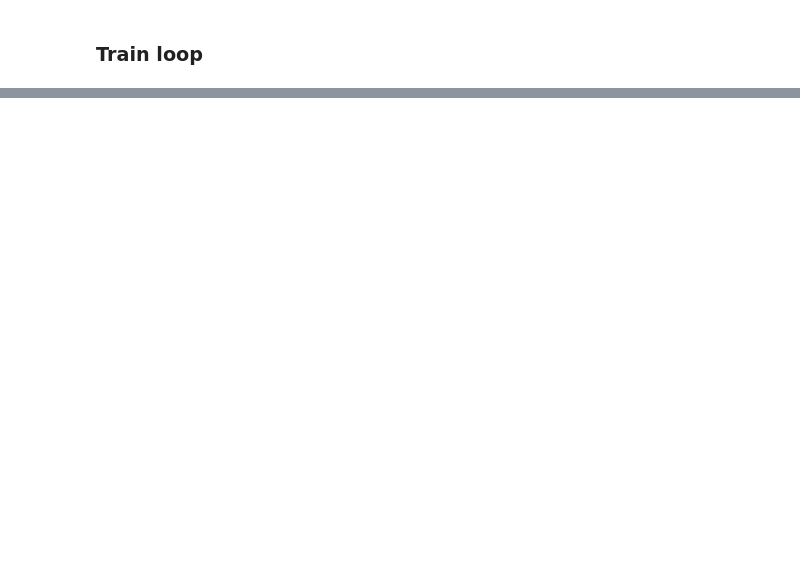
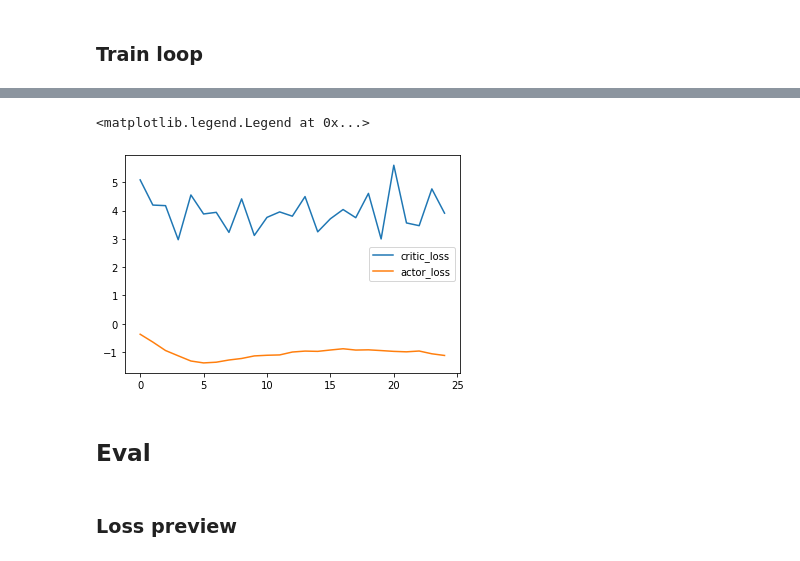
Before and after one commit to TeamDman/Vehicular-Game-Theory, a Jupyter notebook: platoongame/rage.ipynb, the cells around one changed output, grey strips where cells are left out. Saved outputs shown, nothing was run; the diff lists cells and outputs as text; code cells hidden in the pictures; blank space fills up the shorter version.

```diff
--- a/platoongame/rage.ipynb
+++ b/platoongame/rage.ipynb
@@ -334,6 +336,9 @@ class OrnsteinUhlenbeckProcess(AnnealedGaussianProcess):
 
     def reset_states(self):
         self.x_prev = self.x0 if self.x0 is not None else torch.zeros(self.size)
+# %%
+critic_loss_history = []
+actor_loss_history = []
 # %%
 states = get_random_starting_state_batch(BATCH_SIZE).to(DEVICE)
 
@@ -401,6 +406,7 @@ for i in tqdm(range(TRAIN_STEPS)):
     critic_optimizer.step()
     critic_scheduler.step()
     print(f"critic loss: {critic_loss.item():.4f}", end=" ")
+    critic_loss_history.append(critic_loss.item())
 
     actor.zero_grad()
     actor_loss = -critic(batch.states, actor(batch.states)).mean()
@@ -408,6 +414,7 @@ for i in tqdm(range(TRAIN_STEPS)):
     actor_optimizer.step()
     actor_scheduler.step()
     print(f"actor loss: {actor_loss.item():.4f}", end=" ")
+    actor_loss_history.append(actor_loss.item())
 
     soft_update(actor_target, actor, SOFT_UPDATE_TAU)
     soft_update(critic_target, critic, SOFT_UPDATE_TAU)
@@ -418,0 +442,9 @@ train step 00 exploring optimizing
+# %%
+plt.plot(critic_loss_history, label="critic_loss")
+plt.plot(actor_loss_history, label="actor_loss")
+plt.legend()
+# %% [output]
+<matplotlib.legend.Legend at 0x...>
+[figure, added]
+# %% [markdown]
+## Eval
@@ -418,0 +475,2 @@ train step 00 exploring optimizing
+# %% [markdown]
+### Loss preview
```
Also changed, not shown: parts of 8 cells of this notebook.
